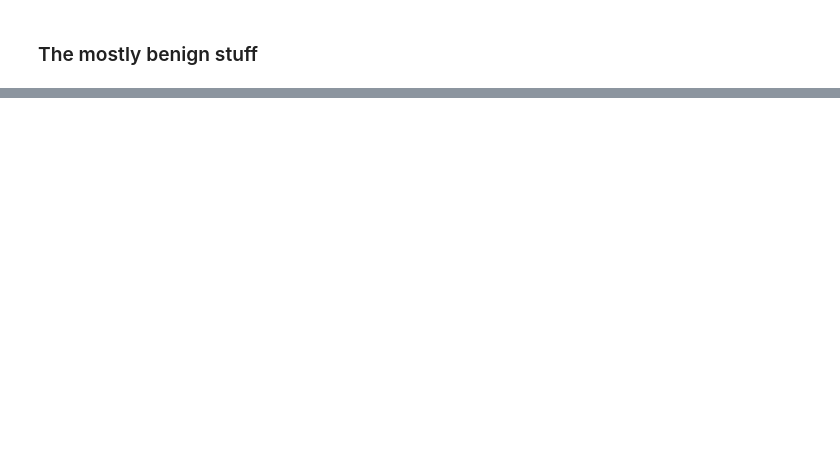
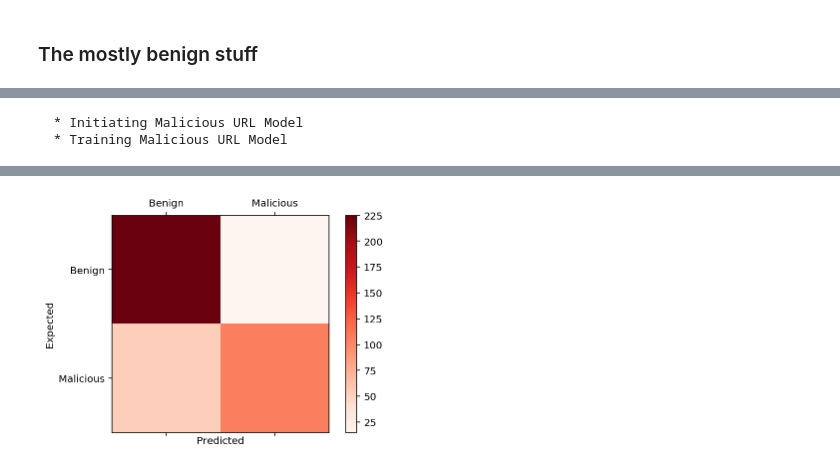
Before and after one commit to alistairwgillespie/blue_team_detection, a Jupyter notebook: notebooks/malurl_demo.ipynb, the cells around one changed output, grey strips where cells are left out. Saved outputs shown, nothing was run; the diff lists cells and outputs as text; code cells hidden in the pictures; blank space fills up the shorter version.

```diff
--- a/notebooks/malurl_demo.ipynb
+++ b/notebooks/malurl_demo.ipynb
@@ -237,0 +363,3 @@ benign_sample_df['domain_update'].groupby([benign_sample_df["domain_update"].dt.
+# %%
+sample_df['days_old'] = pd.to_numeric(sample_df['days_old'], errors='coerce')
+sample_df['days_since_update'] = pd.to_numeric(sample_df['days_since_update'], errors='coerce')
@@ -237,0 +422,14 @@ benign_sample_df['domain_update'].groupby([benign_sample_df["domain_update"].dt.
+# %%
+# Validation set
+x_vals = np.concatenate([data.valid_dl.x.codes, data.valid_dl.x.conts], axis=1)
+x_cols = data.valid_dl.x.cat_names + data.valid_dl.x.cont_names
+
+X_valid = pd.DataFrame(data=x_vals, columns=x_cols)[
+    [c for c in data.inner_df.columns if c in x_cols] ] # Retain order
+
+# Reconstruct ys to apply log if specified
+y_valid = np.array([i.obj for i in data.valid_dl.y])
+
+# Label target
+target_le = LabelEncoder()
+y_valid = target_le.fit_transform(y_valid)
@@ -237,0 +440,57 @@ benign_sample_df['domain_update'].groupby([benign_sample_df["domain_update"].dt.
+# %%
+# Parameters for Grid Search
+param_grid = {
+    'min_samples_split': [3, 5, 10],
+    'max_depth': [3, 5],
+    'max_features': [3, 4, 6]
+}
+
+# Scoring for Grid Search
+scorers = {
+    'precision_score': make_scorer(precision_score),
+    'recall_score': make_scorer(recall_score),
+    'accuracy_score': make_scorer(accuracy_score)
+}
+
+clf = RandomForestClassifier(
+        criterion='entropy',
+        n_estimators=300)
+
+# Setup base Classifier and Grid Search
+print('  * Initiating Malicious URL Model')
+rdf = GridSearchCV(clf, param_grid, scoring=scorers, refit='recall_score',
+                   return_train_score=True, n_jobs=4)
+
+# Fit model
+print('  * Training Malicious URL Model')
+rdf.fit(X, y);
+
+# Run predictions
+print('  * Predicting test classes')
+rfprediction = rdf.predict(X_valid)  # predict output
+
+# Calculate accuracy
+print('\n\n')
+print('  * Performance testing:')
+print("    Precision - %1.3f" % precision_score(y_valid, rfprediction))
+print("    Recall - %1.3f" % recall_score(y_valid, rfprediction))
+print("    F1 - %1.3f\n" % f1_score(y_valid, rfprediction))
+
+# Confusion matrix
+conf_mat = confusion_matrix(y_true=y_valid, y_pred=rfprediction)
+print('Confusion matrix:\n', conf_mat)
+
+labels = ['Benign', 'Malicious']
+fig = plt.figure();
+ax = fig.add_subplot(111);
+cax = ax.matshow(conf_mat, cmap=plt.cm.Reds);
+fig.colorbar(cax);
+ax.set_xticklabels([''] + labels);
+ax.set_yticklabels([''] + labels);
+plt.xlabel('Predicted');
+plt.ylabel('Expected');
+
+plt.show();
+# %% [output]
+  * Initiating Malicious URL Model
+  * Training Malicious URL Model
@@ -237,0 +509 @@ benign_sample_df['domain_update'].groupby([benign_sample_df["domain_update"].dt.
+[figure, added]
```
Also changed, not shown: parts of 37 cells of this notebook.
